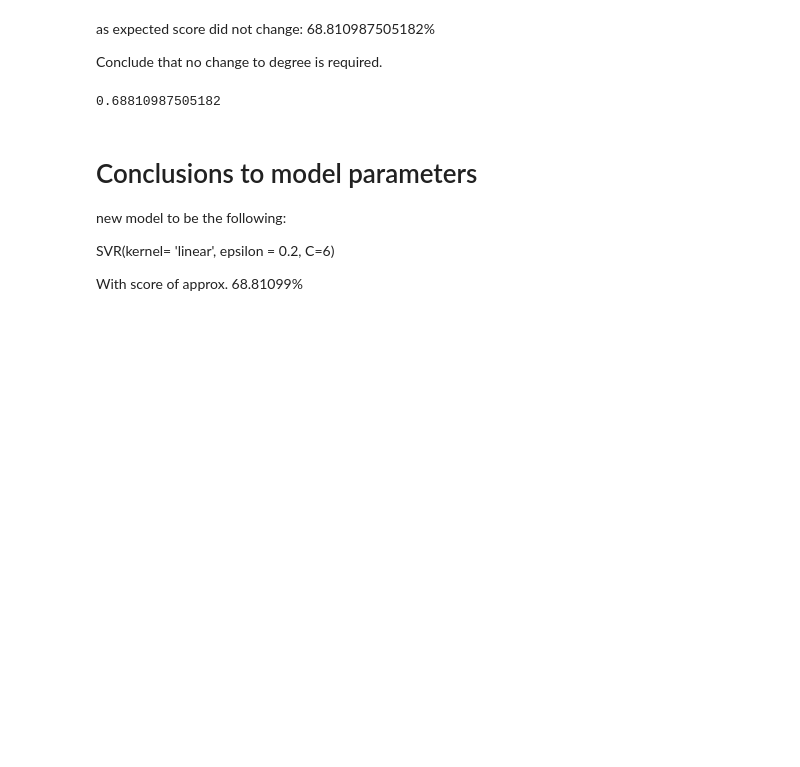
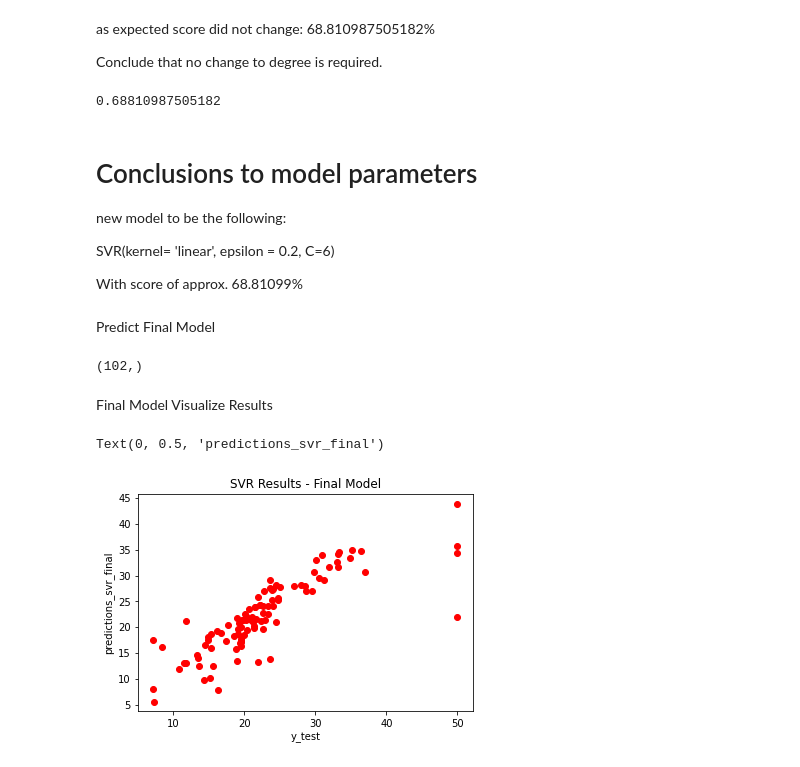
Before and after one commit to kurtgrothe/ANA675_Project, a Jupyter notebook: Copy_of_ANA675_project.ipynb, the cells around one changed output. Cells and saved outputs as stored; diff of their text form; code cells hidden in the pictures; blank space fills up the shorter version.

Commit message:
Updated with visualization to final model

```diff
--- a/Copy_of_ANA675_project.ipynb
+++ b/Copy_of_ANA675_project.ipynb
@@ -472,3 +472,21 @@ new model to be the following:
 SVR(kernel= 'linear', epsilon = 0.2, C=6)
 
 With score of approx.  68.81099%
+# %% [markdown]
+Predict Final Model
+# %%
+predictions_svr_final = regressor_final.predict(x_test)
+predictions_svr_final.shape
+# %% [output]
+(102,)
+# %% [markdown]
+Final Model Visualize Results
+# %%
+plt.scatter(y_test, predictions_svr_final, color = 'red')
+#plt.plot(predictions, y_test, color = 'blue')
+plt.title('SVR Results - Final Model')
+plt.xlabel('y_test')
+plt.ylabel('predictions_svr_final')
+# %% [output]
+Text(0, 0.5, 'predictions_svr_final')
+[figure, added]
```
